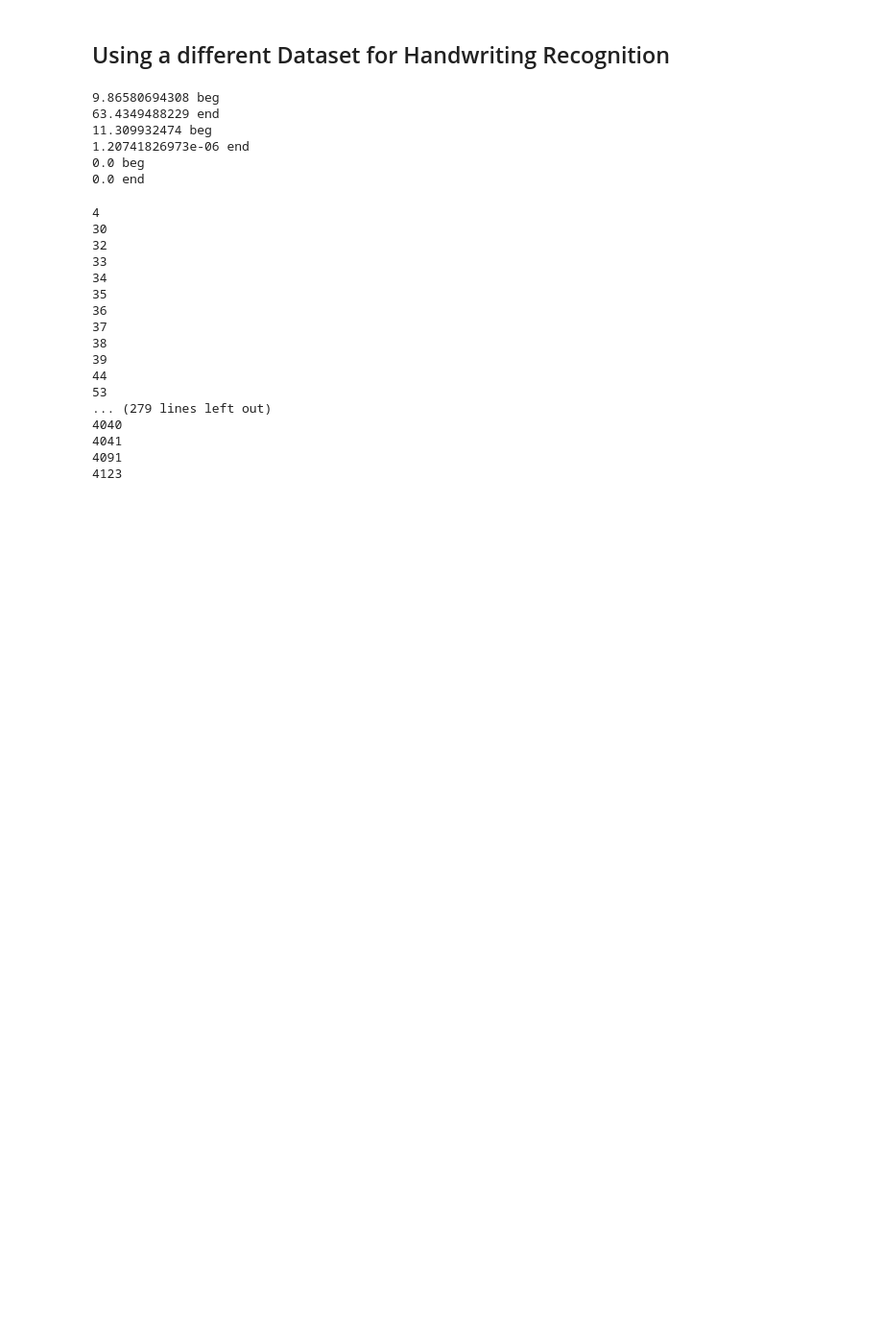
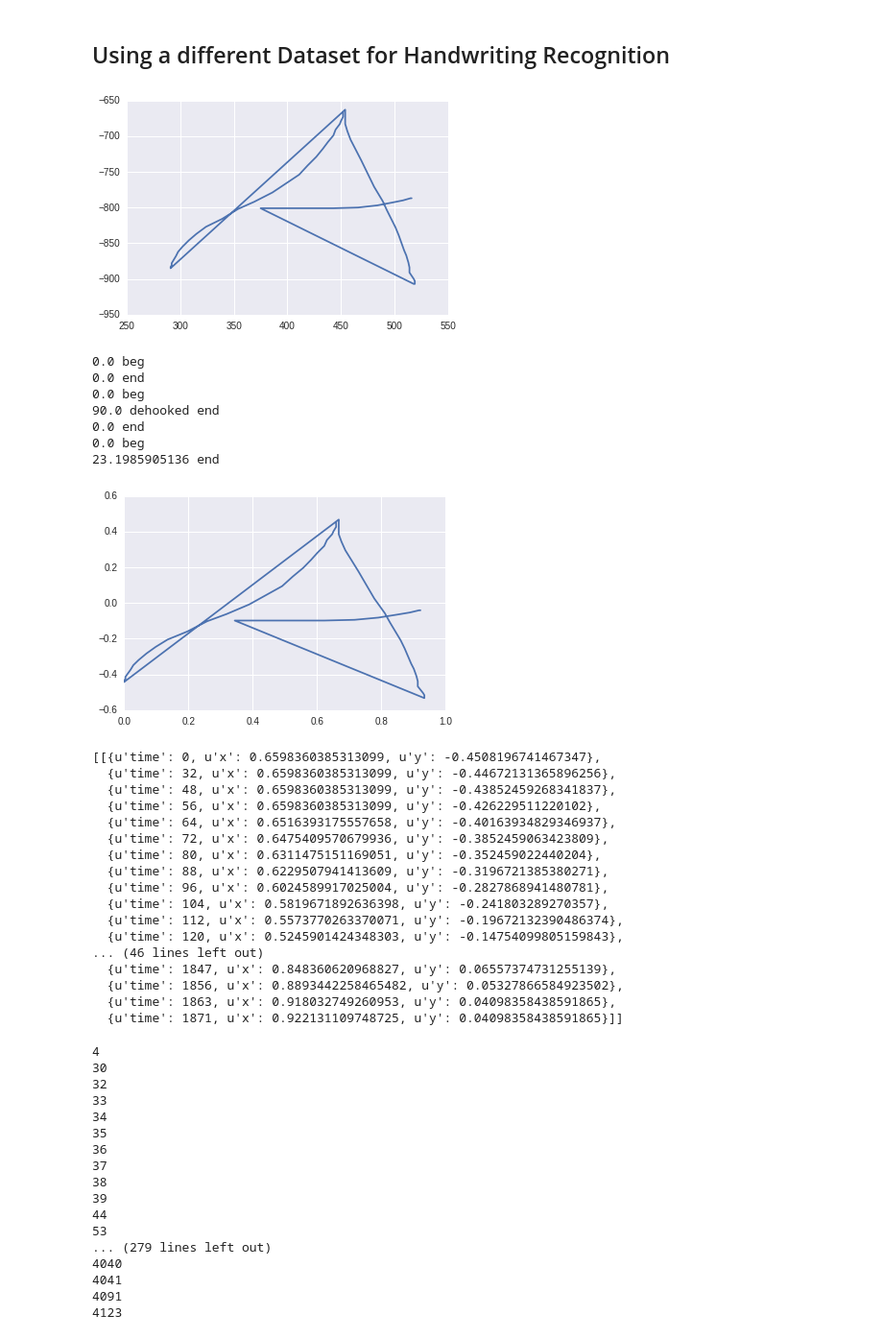
Before and after one commit to reza-asad/Hand-Writing-Recognition, a Jupyter notebook: model_evaluation/english_character_recognition.ipynb, the cells around one changed output. Shown at 96% size. Drawn from its saved outputs; the diff is of its cells as text; code cells hidden in the pictures; blank space fills up the shorter version.

Commit message:
Dehhok is more efficient and the characters are plotted. Also dehook is verified and works great

```diff
--- a/model_evaluation/english_character_recognition.ipynb
+++ b/model_evaluation/english_character_recognition.ipynb
@@ -192,8 +192,8 @@ with open(path+'train-data.csv', 'rb') as csvfile:
 # Some configuration needed for modifying the drawing record
 FACTOR_CORRECTION = 0.00001
 DEHOOK_THRESHOLD = 3
-DEHOOK_ANGLE_THRESHOLD_BEG = 90
-DEHOOK_ANGLE_THRESHOLD_END = 90
+DEHOOK_ANGLE_THRESHOLD_BEG = 80
+DEHOOK_ANGLE_THRESHOLD_END = 80
 # %%
 # Create a class drawing_record that has methods to
 # handle each record (scaling, resampling, feature extraction)
@@ -243,16 +243,15 @@ class drawing_record():
 
         # Dehooks at the begining
         def dehook_stroke_beg(stroke, angle):
-            new_stroke = stroke[1:] # everything but the first point
-            p = stroke[0] # first point
-            stroke = stroke[:3] # first three points
+            all_but_first = stroke[1:] # everything but the first point
+            first_point = stroke[0] # first point
+            three_points = stroke[:3] # first three points
             if calculate_angle(stroke) < angle:
-                new_stroke = [p] + new_stroke
                 print calculate_angle(stroke), 'beg'
-                return new_stroke
+                return stroke
             else:
-                print calculate_angle(stroke), 'dehooked', 'beg'
-                return dehook_stroke_beg(new_stroke, angle)
+                print calculate_angle(three_points), 'dehooked', 'beg'
+                return dehook_stroke_beg(all_but_first, angle)
 
         # Dehooks at the end
         def dehook_stroke_end(stroke, angle):
@@ -260,9 +259,8 @@ class drawing_record():
             last_point = stroke[-1]
             three_points = stroke[-3:]
             if calculate_angle(three_points) < angle:
-                all_but_last.append(last_point)
                 print calculate_angle(three_points), 'end'
-                return all_but_last
+                return stroke
             else:
                 print calculate_angle(three_points), 'dehooked', 'end'
                 return dehook_stroke_end(all_but_last, angle)
@@ -274,44 +272,76 @@ class drawing_record():
             if end:
                 self.coordinates[i] = dehook_stroke_end(self.coordinates[i], DEHOOK_ANGLE_THRESHOLD_END)
 
     def scale_shift(self):
         """
         Scale and shif the coordinates of the drawing.
         Only the smaller dimension gets centered
         """
         mint, minx, maxx, miny, maxy = self.find_bounding_box()
         for stroke in self.coordinates:
             for point in stroke:
                 width = (maxx-minx) + FACTOR_CORRECTION
                 height = (maxy-miny) + FACTOR_CORRECTION
                 fx = 1.0/width
                 fy = 1.0/height
                 f = min(fx,fy)
                 add = min(width, height)/2.0 * f
                 addx, addy = 0, 0
                 if f == fx:
                     addx = add
                 else:
                     addy = add
                 point['x'] = (point['x'] - minx) * f - addx
                 point['y'] = (point['y'] - miny) * f - addy
                 point['time'] = point['time'] - mint
 
     def resample(self):
         pass
-
-dr = drawing_record(recordings[4]['A'])
-# print dr.find_bounding_box()
-# dr.scale_shift()
+    def plot_drawing(self):
+        x_val = []
+        y_val = []
+        for stroke in self.coordinates:
+            for point in stroke:
+                x_val.append(point['x'])
+                y_val.append(-point['y'])
+        plt.plot(x_val, y_val)
+        plt.show(block=False)
+dr = drawing_record(recordings[32]['A'])
+dr.plot_drawing()
+# print dr.coordinates[0][-1]
+# print dr.coordinates[1][-1]
+# print dr.coordinates[2][-1]
+dr.scale_shift()
 dr.dehook(beg=True, end=True)
-# dr.coordinates
+dr.plot_drawing()
+dr.coordinates
 # %% [output]
+[figure, added]
-9.86580694308 beg
-63.4349488229 end
-11.309932474 beg
-1.20741826973e-06 end
 0.0 beg
 0.0 end
+0.0 beg
+90.0 dehooked end
+0.0 end
+0.0 beg
+23.1985905136 end
+[figure, added]
+[[{u'time': 0, u'x': 0.6598360385313099, u'y': -0.4508196741467347},
+  {u'time': 32, u'x': 0.6598360385313099, u'y': -0.44672131365896256},
+  {u'time': 48, u'x': 0.6598360385313099, u'y': -0.43852459268341837},
+  {u'time': 56, u'x': 0.6598360385313099, u'y': -0.426229511220102},
+  {u'time': 64, u'x': 0.6516393175557658, u'y': -0.40163934829346937},
+  {u'time': 72, u'x': 0.6475409570679936, u'y': -0.3852459063423809},
+  {u'time': 80, u'x': 0.6311475151169051, u'y': -0.352459022440204},
+  {u'time': 88, u'x': 0.6229507941413609, u'y': -0.3196721385380271},
+  {u'time': 96, u'x': 0.6024589917025004, u'y': -0.2827868941480781},
+  {u'time': 104, u'x': 0.5819671892636398, u'y': -0.241803289270357},
+  {u'time': 112, u'x': 0.5573770263370071, u'y': -0.19672132390486374},
+  {u'time': 120, u'x': 0.5245901424348303, u'y': -0.14754099805159843},
+... (46 lines left out)
+  {u'time': 1847, u'x': 0.848360620968827, u'y': 0.06557374731255139},
+  {u'time': 1856, u'x': 0.8893442258465482, u'y': 0.05327866584923502},
+  {u'time': 1863, u'x': 0.918032749260953, u'y': 0.04098358438591865},
+  {u'time': 1871, u'x': 0.922131109748725, u'y': 0.04098358438591865}]]
 # %%
 for i in range(200000):
     for key, _ in recordings[i].items():
```
Also changed, not shown: parts of 2 cells of this notebook.
